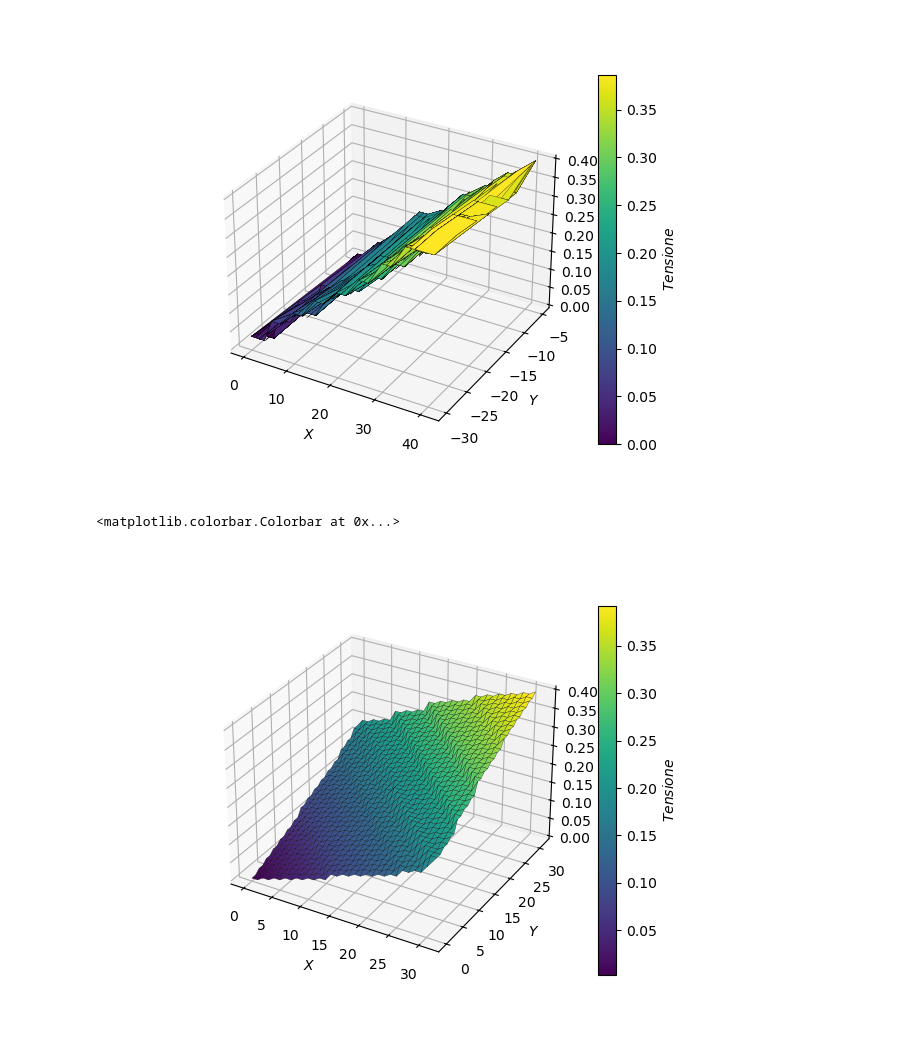
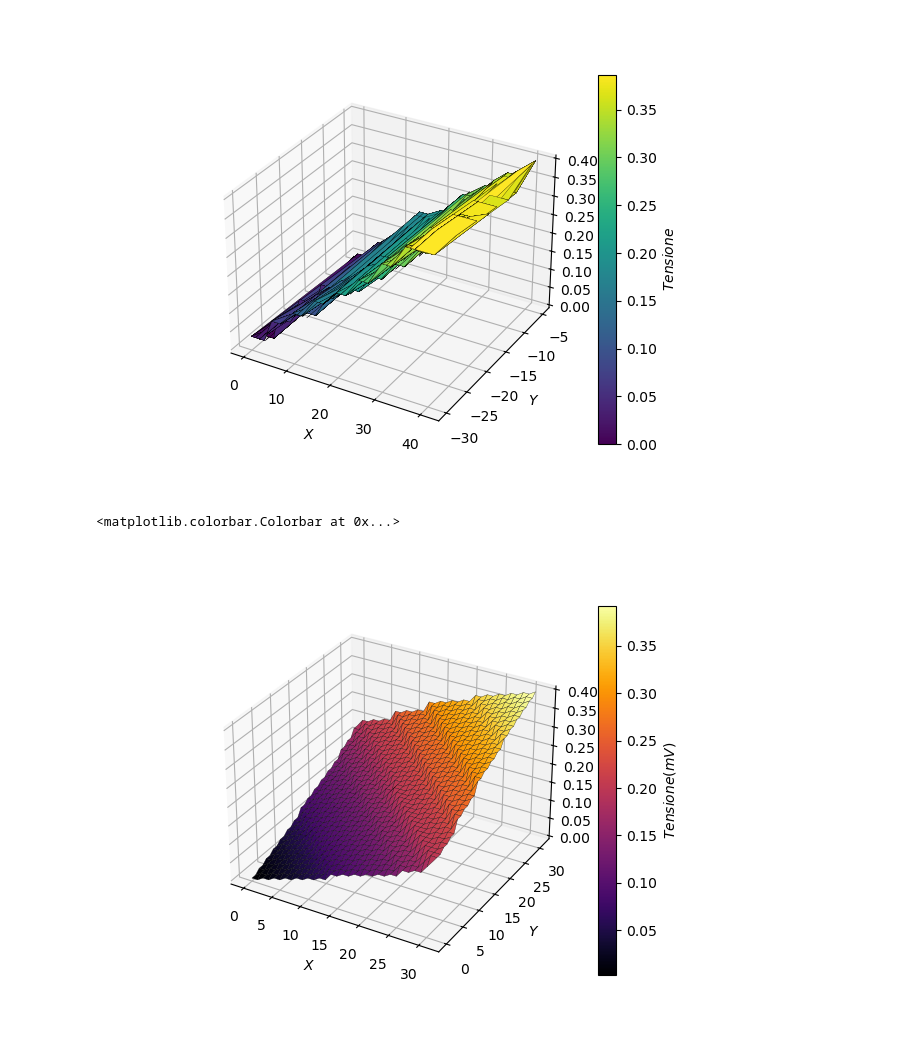
Before and after one commit to Shyan01/Lab-Fisica-2, a Jupyter notebook: Resistività/Resistività.ipynb, the cells around one changed output. Saved outputs shown, nothing was run; the diff lists cells and outputs as text; code cells hidden in the pictures.

```diff
--- a/Resistività/Resistività.ipynb
+++ b/Resistività/Resistività.ipynb
@@ -934,17 +970,17 @@ fig.colorbar(superficie, ax=ax, label= r'$Tensione$')
 # %%
 xq, yq  = np.meshgrid(x, y)
 vq = griddata((x,y) ,V_u,(xq,yq), 'nearest')
 
 fig = plt.figure()
 ax = fig.add_subplot(111, projection='3d')
 
-superficie = ax.plot_surface(xq, yq, vq, cmap='viridis', edgecolor = 'k', linewidth = 0.2)
+superficie = ax.plot_surface(xq, yq, vq, cmap='inferno', edgecolor = 'k', linewidth = 0.2)
 
 ax.set_xlabel(r'$X$')
 ax.set_ylabel(r'$Y$')
-ax.set_zlabel(r'$Tensione(V)$')
+ax.set_zlabel(r'$Tensione(mV)$')
 
-fig.colorbar(superficie, ax=ax, label= r'$Tensione$')
+fig.colorbar(superficie, ax=ax, label= r'$Tensione(mV)$')
 # %% [output]
 <matplotlib.colorbar.Colorbar at 0x...>
-[figure, old version]
+[figure, new version]
```
Also changed, not shown: parts of 15 cells of this notebook, 27 other files.
